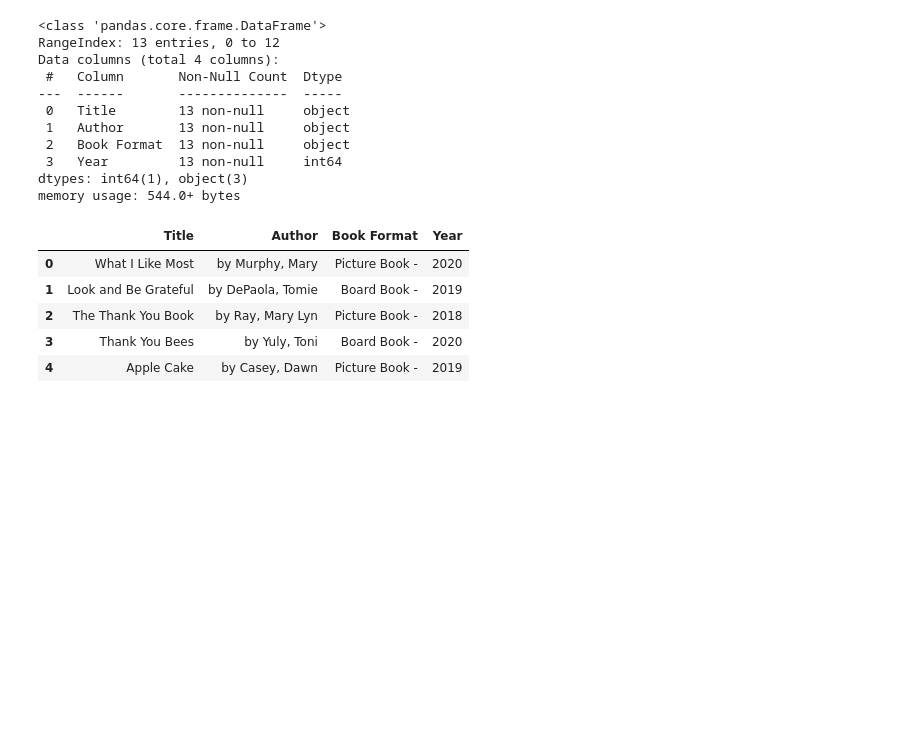
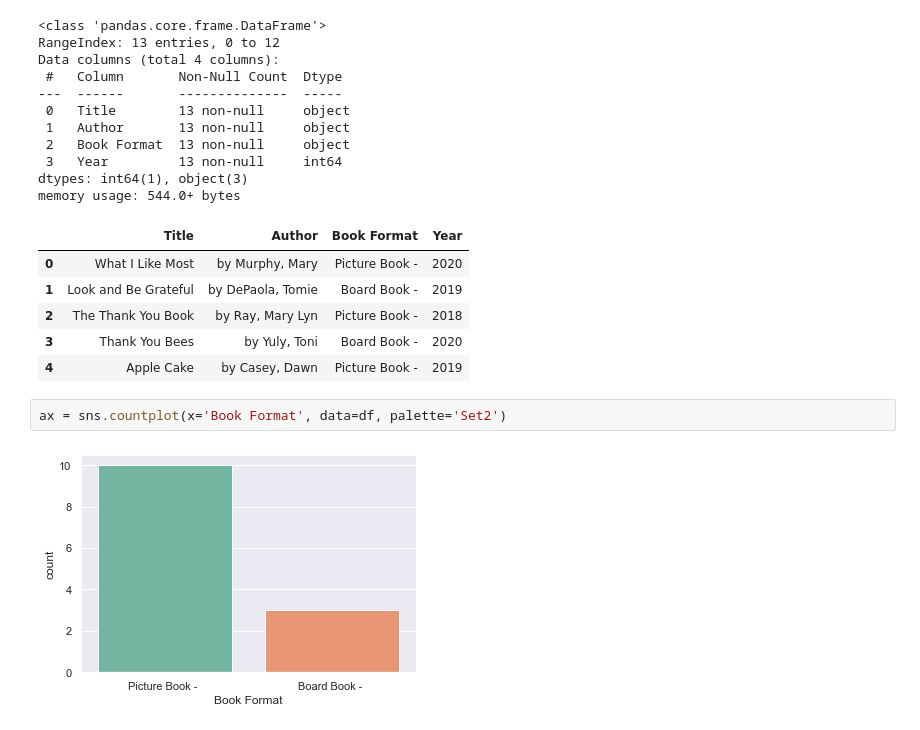
Before and after one commit to Ambush3/Scraping_KDL_Library, a Jupyter notebook: KDL.ipynb, the cells around one changed output. Saved outputs shown, nothing was run; the diff lists cells and outputs as text; blank space fills up the shorter version.

```diff
--- a/KDL.ipynb
+++ b/KDL.ipynb
@@ -213,4 +213,8 @@ memory usage: 544.0+ bytes
 | 2 | The Thank You Book | by Ray, Mary Lyn | Picture Book - | 2018 |
 | 3 | Thank You Bees | by Yuly, Toni | Board Book - | 2020 |
 | 4 | Apple Cake | by Casey, Dawn | Picture Book - | 2019 |
+# %%
+ax = sns.countplot(x='Book Format', data=df, palette='Set2')
+# %% [output]
+[figure, added]
 # %%
```
Also changed, not shown: parts of 2 cells of this notebook.
